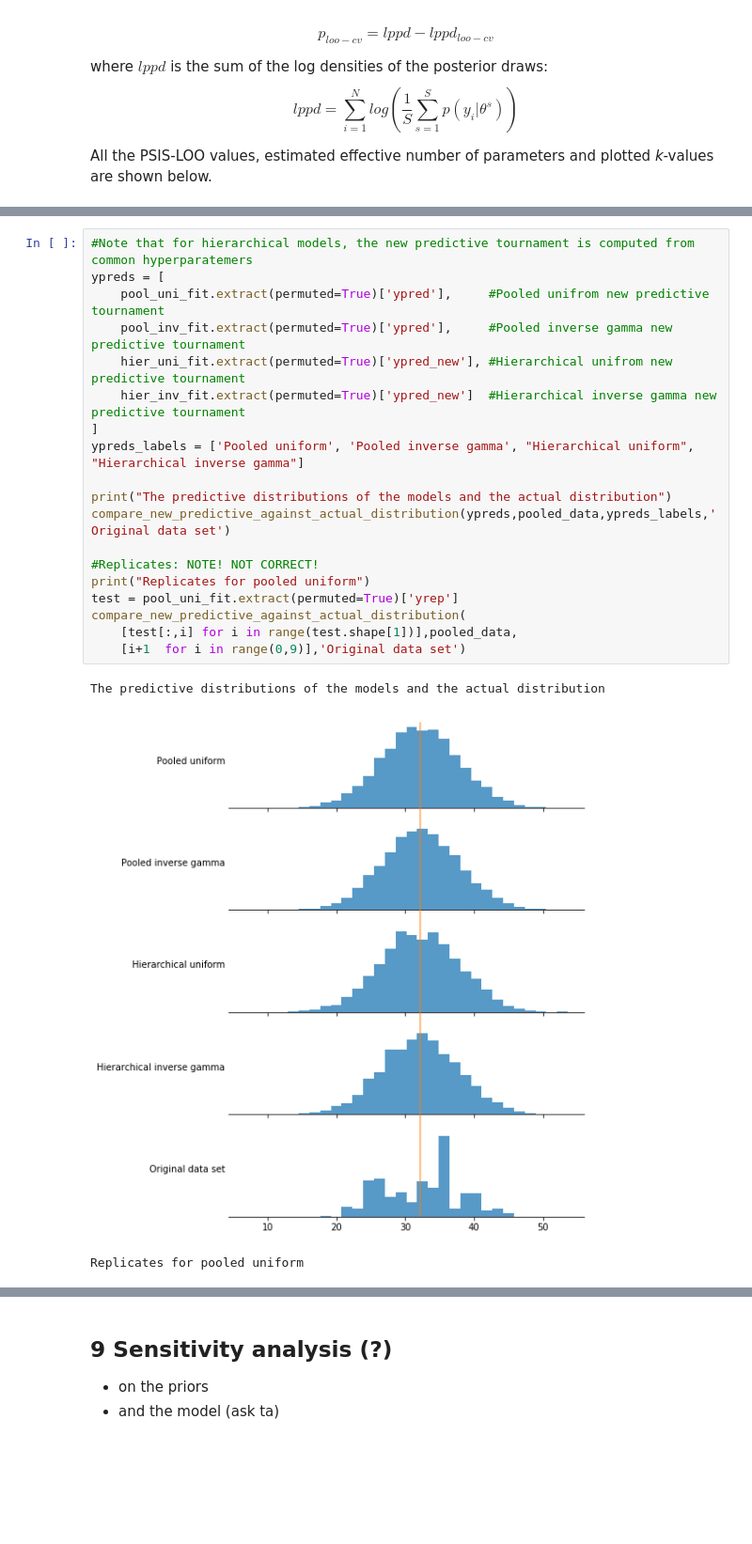
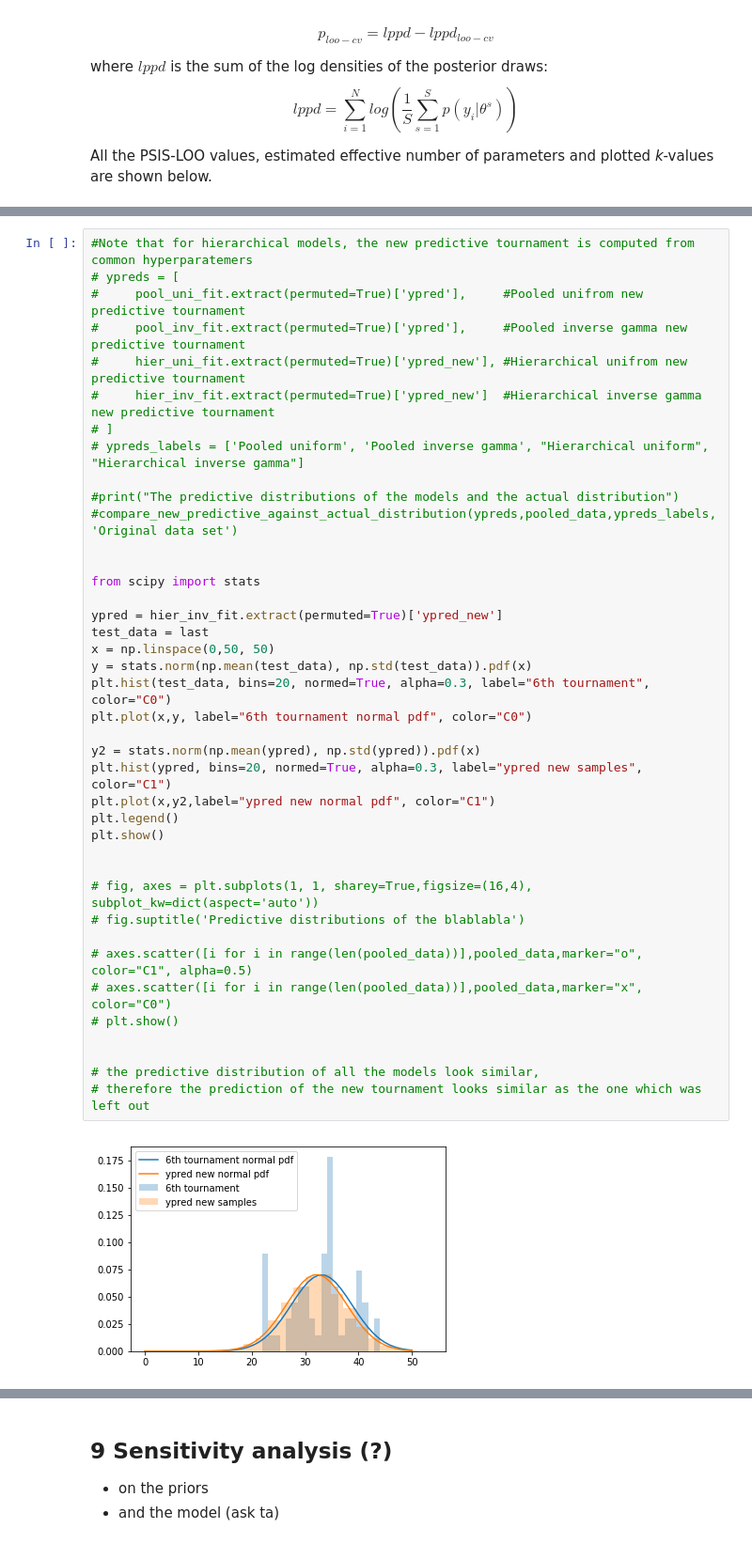
Before and after one commit to fuksi/bda_project_2018, a Jupyter notebook: notebook/BWF Badminton.ipynb, the cells around one changed output, grey strips where cells are left out. Shown at 94% size. Saved outputs shown, nothing was run; the diff lists cells and outputs as text; blank space fills up the shorter version.

Commit message:
Modified the section 4 Model and started with 8 Predictive..

```diff
--- a/notebook/BWF Badminton.ipynb
+++ b/notebook/BWF Badminton.ipynb
@@ -274,23 +241,42 @@ generated quantities {
 # %%
 #Note that for hierarchical models, the new predictive tournament is computed from common hyperparatemers
-ypreds = [
-    pool_uni_fit.extract(permuted=True)['ypred'],     #Pooled unifrom new predictive tournament
-    pool_inv_fit.extract(permuted=True)['ypred'],     #Pooled inverse gamma new predictive tournament
-    hier_uni_fit.extract(permuted=True)['ypred_new'], #Hierarchical unifrom new predictive tournament
-    hier_inv_fit.extract(permuted=True)['ypred_new']  #Hierarchical inverse gamma new predictive tournament
-]
-ypreds_labels = ['Pooled uniform', 'Pooled inverse gamma', "Hierarchical uniform", "Hierarchical inverse gamma"]
+# ypreds = [
+#     pool_uni_fit.extract(permuted=True)['ypred'],     #Pooled unifrom new predictive tournament
+#     pool_inv_fit.extract(permuted=True)['ypred'],     #Pooled inverse gamma new predictive tournament
+#     hier_uni_fit.extract(permuted=True)['ypred_new'], #Hierarchical unifrom new predictive tournament
+#     hier_inv_fit.extract(permuted=True)['ypred_new']  #Hierarchical inverse gamma new predictive tournament
+# ]
+# ypreds_labels = ['Pooled uniform', 'Pooled inverse gamma', "Hierarchical uniform", "Hierarchical inverse gamma"]
 
-print("The predictive distributions of the models and the actual distribution")
-compare_new_predictive_against_actual_distribution(ypreds,pooled_data,ypreds_labels,'Original data set')
+#print("The predictive distributions of the models and the actual distribution")
+#compare_new_predictive_against_actual_distribution(ypreds,pooled_data,ypreds_labels,'Original data set')
 
-#Replicates: NOTE! NOT CORRECT!
-print("Replicates for pooled uniform")
-test = pool_uni_fit.extract(permuted=True)['yrep']
-compare_new_predictive_against_actual_distribution(
-    [test[:,i] for i in range(test.shape[1])],pooled_data,
-    [i+1  for i in range(0,9)],'Original data set')
+
+from scipy import stats
+
+ypred = hier_inv_fit.extract(permuted=True)['ypred_new']
+test_data = last
+x = np.linspace(0,50, 50)
+y = stats.norm(np.mean(test_data), np.std(test_data)).pdf(x)
+plt.hist(test_data, bins=20, normed=True, alpha=0.3, label="6th tournament", color="C0")
+plt.plot(x,y, label="6th tournament normal pdf", color="C0")
+
+y2 = stats.norm(np.mean(ypred), np.std(ypred)).pdf(x)
+plt.hist(ypred, bins=20, normed=True, alpha=0.3, label="ypred new samples", color="C1")
+plt.plot(x,y2,label="ypred new normal pdf", color="C1")
+plt.legend()
+plt.show()
+
+
+# fig, axes = plt.subplots(1, 1, sharey=True,figsize=(16,4), subplot_kw=dict(aspect='auto'))
+# fig.suptitle('Predictive distributions of the blablabla')
+
+# axes.scatter([i for i in range(len(pooled_data))],pooled_data,marker="o", color="C1", alpha=0.5)
+# axes.scatter([i for i in range(len(pooled_data))],pooled_data,marker="x", color="C0")
+# plt.show()
+
+
+# the predictive distribution of all the models look similar,
+# therefore the prediction of the new tournament looks similar as the one which was left out
 # %% [output]
-The predictive distributions of the models and the actual distribution
-[figure, old version]
+[figure, new version]
-Replicates for pooled uniform
```
Also changed, not shown: parts of 15 cells of this notebook.
